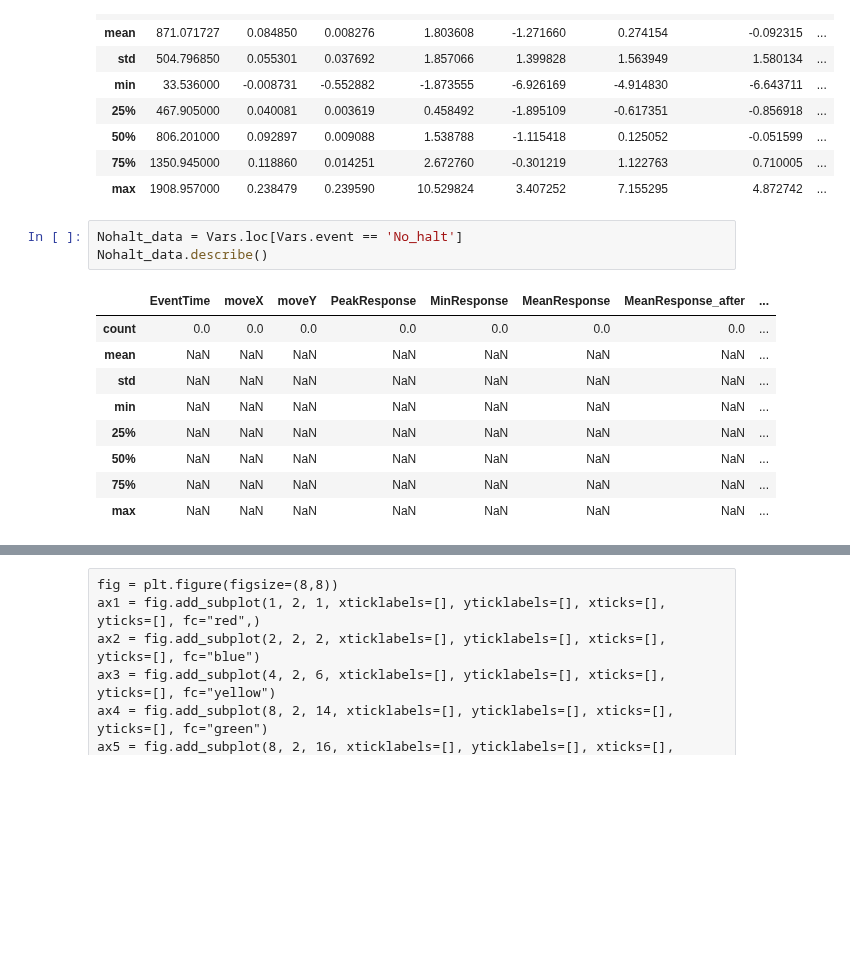
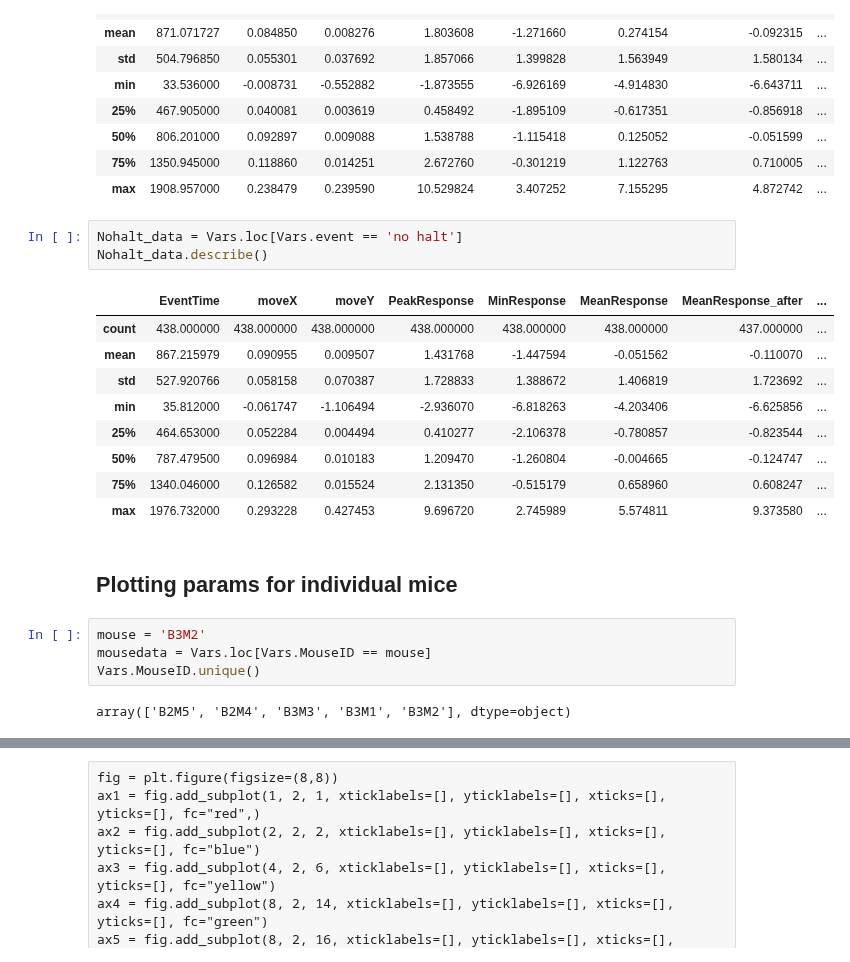
Before and after one commit to ikharitonov/vestibular_vr_pipeline, a Jupyter notebook: Mismatch_analysis/Fitting_models.ipynb, the cells around one changed output, grey strips where cells are left out. Saved outputs shown, nothing was run; the diff lists cells and outputs as text; blank space fills up the shorter version.

```diff
--- a/Mismatch_analysis/Fitting_models.ipynb
+++ b/Mismatch_analysis/Fitting_models.ipynb
@@ -32,15 +47,23 @@ halt_data.describe()
 | 75% | 1350.945000 | 0.118860 | 0.014251 | 2.672760 | -0.301219 | 1.122763 | 0.710005 | ... |
 | max | 1908.957000 | 0.238479 | 0.239590 | 10.529824 | 3.407252 | 7.155295 | 4.872742 | ... |
 # %%
-Nohalt_data = Vars.loc[Vars.event == 'No_halt']
+Nohalt_data = Vars.loc[Vars.event == 'no halt']
 Nohalt_data.describe()
 # %% [output]
 |  | EventTime | moveX | moveY | PeakResponse | MinResponse | MeanResponse | MeanResponse_after | ... |
-| count | 0.0 | 0.0 | 0.0 | 0.0 | 0.0 | 0.0 | 0.0 | ... |
-| mean | NaN | NaN | NaN | NaN | NaN | NaN | NaN | ... |
-| std | NaN | NaN | NaN | NaN | NaN | NaN | NaN | ... |
-| min | NaN | NaN | NaN | NaN | NaN | NaN | NaN | ... |
-| 25% | NaN | NaN | NaN | NaN | NaN | NaN | NaN | ... |
-| 50% | NaN | NaN | NaN | NaN | NaN | NaN | NaN | ... |
-| 75% | NaN | NaN | NaN | NaN | NaN | NaN | NaN | ... |
-| max | NaN | NaN | NaN | NaN | NaN | NaN | NaN | ... |
+| count | 438.000000 | 438.000000 | 438.000000 | 438.000000 | 438.000000 | 438.000000 | 437.000000 | ... |
+| mean | 867.215979 | 0.090955 | 0.009507 | 1.431768 | -1.447594 | -0.051562 | -0.110070 | ... |
+| std | 527.920766 | 0.058158 | 0.070387 | 1.728833 | 1.388672 | 1.406819 | 1.723692 | ... |
+| min | 35.812000 | -0.061747 | -1.106494 | -2.936070 | -6.818263 | -4.203406 | -6.625856 | ... |
+| 25% | 464.653000 | 0.052284 | 0.004494 | 0.410277 | -2.106378 | -0.780857 | -0.823544 | ... |
+| 50% | 787.479500 | 0.096984 | 0.010183 | 1.209470 | -1.260804 | -0.004665 | -0.124747 | ... |
+| 75% | 1340.046000 | 0.126582 | 0.015524 | 2.131350 | -0.515179 | 0.658960 | 0.608247 | ... |
+| max | 1976.732000 | 0.293228 | 0.427453 | 9.696720 | 2.745989 | 5.574811 | 9.373580 | ... |
+# %% [markdown]
+## Plotting params for individual mice
+# %%
+mouse = 'B3M2'
+mousedata = Vars.loc[Vars.MouseID == mouse]
+Vars.MouseID.unique()
+# %% [output]
+array(['B2M5', 'B2M4', 'B3M3', 'B3M1', 'B3M2'], dtype=object)
```
Also changed, not shown: parts of 36 cells of this notebook, 1 other file.
